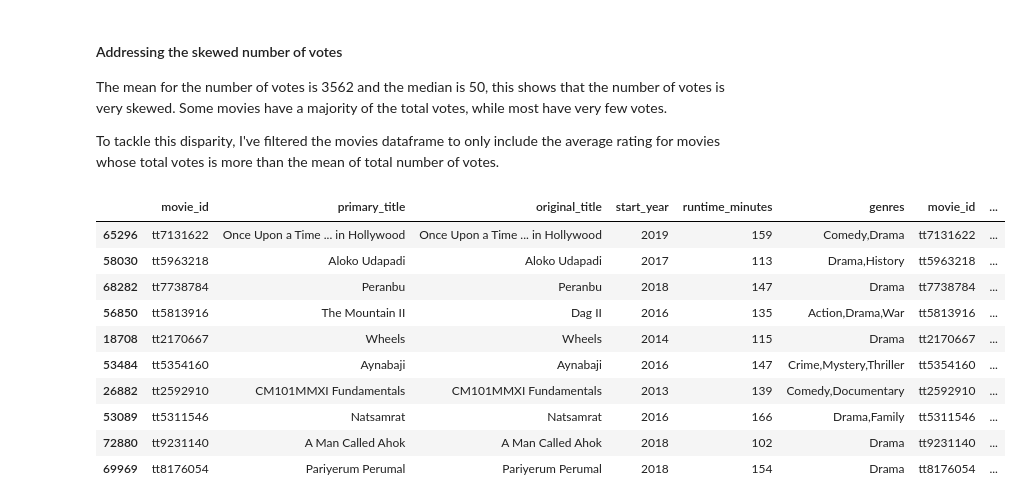
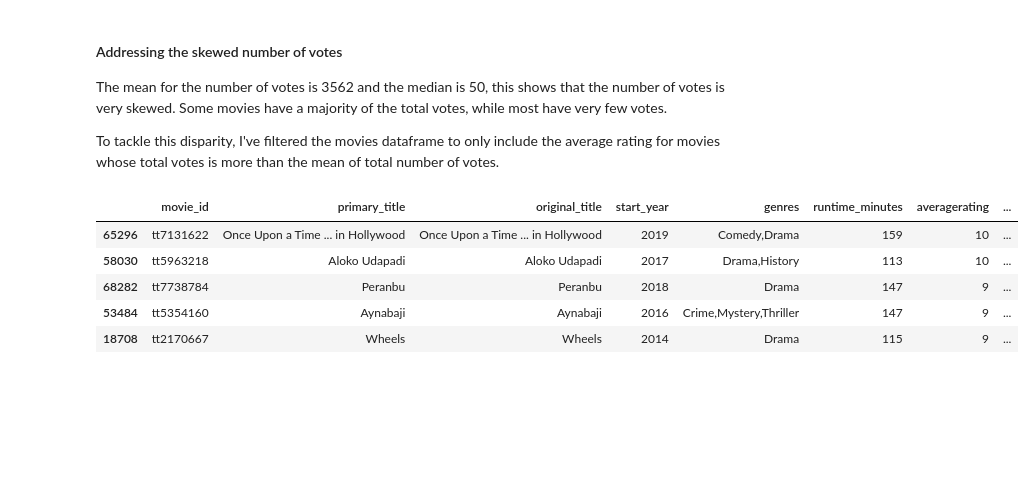
Before and after one commit to joakimTI/MOVIE-STUDIO-DATA-ANALYSIS, a Jupyter notebook: student.ipynb, the cells around one changed output. Cells and saved outputs as stored; diff of their text form; code cells hidden in the pictures; blank space fills up the shorter version.

Commit message:
Top_5o movie ids in director table

```diff
--- a/student.ipynb
+++ b/student.ipynb
@@ -243,9 +243,19 @@ plt.show()
 Second analysis is of the IMDB database to get the best performing directors and writers in the most popular movies.\
 Joining the movie_basics and movie_ratings tables will enable easier cleaning and better overview of movies' popularity and genre in one dataframe
 # %%
-movies_df = pd.read_sql("""SELECT * FROM movie_basics JOIN movie_ratings
-                         ON movie_basics.movie_id = movie_ratings.movie_id""", conn)
-# Initial EDA on these tables
+movies_df = pd.read_sql("""SELECT mb.movie_id AS movie_id,
+                                  mb.primary_title,
+                                  mb.original_title,
+                                  mb.start_year,
+                                  mb.genres,
+                                  mb.runtime_minutes,
+                                  mr.averagerating,
+                                  mr.numvotes
+                            FROM
+                                  movie_basics AS mb
+                            JOIN
+                                  movie_ratings AS mr ON mb.movie_id = mr.movie_id;""", conn)
+# Initial EDA on IMDB database tables
 print(movies_df.info())
 print(movies_df.isna().sum())
 movies_df
@@ -321,6 +330,6 @@ plt.show()
 # %% [markdown]
 The runtime_minutes column, excluding outliers, has a normal distribution. The best way to address missing values would be to replace the missing values with the mean of runtime_minutes column.
 # %%
-movies_df['runtime_minutes'].fillna(movies_df['runtime_minutes'].mean())
+movies_df['runtime_minutes'].fillna(movies_df['runtime_minutes'].mean(), inplace=True)
 movies_df.isna().sum()
 # %% [output]
@@ -363,16 +375,12 @@ The mean for the number of votes is 3562 and the median is 50, this shows that t
 To tackle this disparity, I've filtered the movies dataframe to only include the average rating for movies whose total votes is more than the mean of total number of votes.
 # %%
 filtered_movie_df = movies_df[movies_df['numvotes'] > movies_df['numvotes'].mean()]
-filtered_movie_df.sort_values(by=['averagerating'], ascending=False).head(10)
+top_50 = filtered_movie_df.sort_values(by=['averagerating'], ascending=False).head(50)
+top_50.head(5)
 # %% [output]
-|  | movie_id | primary_title | original_title | start_year | runtime_minutes | genres | movie_id | ... |
-| 65296 | tt7131622 | Once Upon a Time ... in Hollywood | Once Upon a Time ... in Hollywood | 2019 | 159 | Comedy,Drama | tt7131622 | ... |
-| 58030 | tt5963218 | Aloko Udapadi | Aloko Udapadi | 2017 | 113 | Drama,History | tt5963218 | ... |
-| 68282 | tt7738784 | Peranbu | Peranbu | 2018 | 147 | Drama | tt7738784 | ... |
-| 56850 | tt5813916 | The Mountain II | Dag II | 2016 | 135 | Action,Drama,War | tt5813916 | ... |
-| 18708 | tt2170667 | Wheels | Wheels | 2014 | 115 | Drama | tt2170667 | ... |
-| 53484 | tt5354160 | Aynabaji | Aynabaji | 2016 | 147 | Crime,Mystery,Thriller | tt5354160 | ... |
-| 26882 | tt2592910 | CM101MMXI Fundamentals | CM101MMXI Fundamentals | 2013 | 139 | Comedy,Documentary | tt2592910 | ... |
-| 53089 | tt5311546 | Natsamrat | Natsamrat | 2016 | 166 | Drama,Family | tt5311546 | ... |
-| 72880 | tt9231140 | A Man Called Ahok | A Man Called Ahok | 2018 | 102 | Drama | tt9231140 | ... |
-| 69969 | tt8176054 | Pariyerum Perumal | Pariyerum Perumal | 2018 | 154 | Drama | tt8176054 | ... |
+|  | movie_id | primary_title | original_title | start_year | genres | runtime_minutes | averagerating | ... |
+| 65296 | tt7131622 | Once Upon a Time ... in Hollywood | Once Upon a Time ... in Hollywood | 2019 | Comedy,Drama | 159 | 10 | ... |
+| 58030 | tt5963218 | Aloko Udapadi | Aloko Udapadi | 2017 | Drama,History | 113 | 10 | ... |
+| 68282 | tt7738784 | Peranbu | Peranbu | 2018 | Drama | 147 | 9 | ... |
+| 53484 | tt5354160 | Aynabaji | Aynabaji | 2016 | Crime,Mystery,Thriller | 147 | 9 | ... |
+| 18708 | tt2170667 | Wheels | Wheels | 2014 | Drama | 115 | 9 | ... |
```
Also changed, not shown: parts of 8 cells of this notebook.
